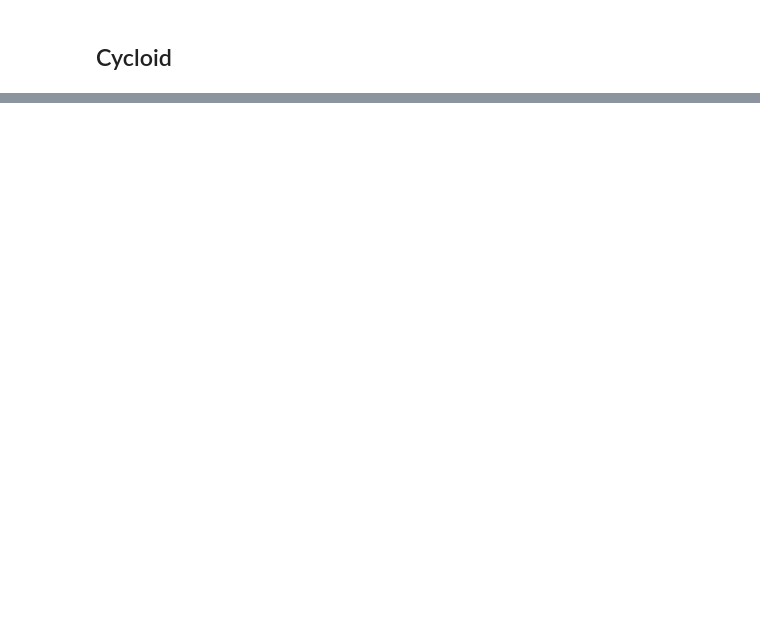
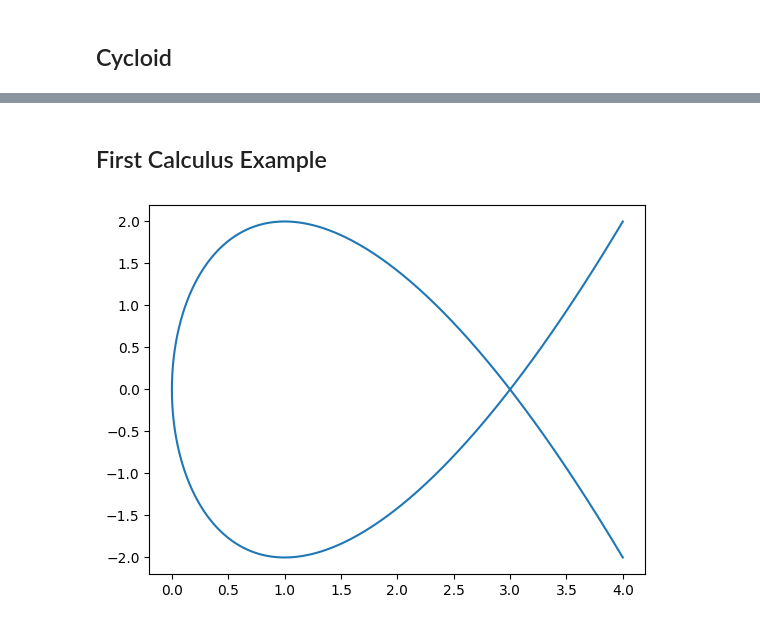
Before and after one commit to nurfnick/Calculus_2, a Jupyter notebook: Python/ParametricCurves.ipynb, the cells around one changed output, grey strips where cells are left out. Cells and saved outputs as stored; diff of their text form; code cells hidden in the pictures; blank space fills up the shorter version.

```diff
--- a/Python/ParametricCurves.ipynb
+++ b/Python/ParametricCurves.ipynb
@@ -30,0 +31,14 @@ plt.show()
+# %% [markdown]
+## First Calculus Example
+# %%
+
+
+t = np.linspace(-2, 2, 1000)  # Create a list of evenly-spaced numbers over the range
+
+x = t**2
+y = t**3 -3*t
+
+plt.plot(x, y)
+plt.show()
+# %% [output]
+[figure, added]
```
Also changed, not shown: parts of 2 cells of this notebook.
